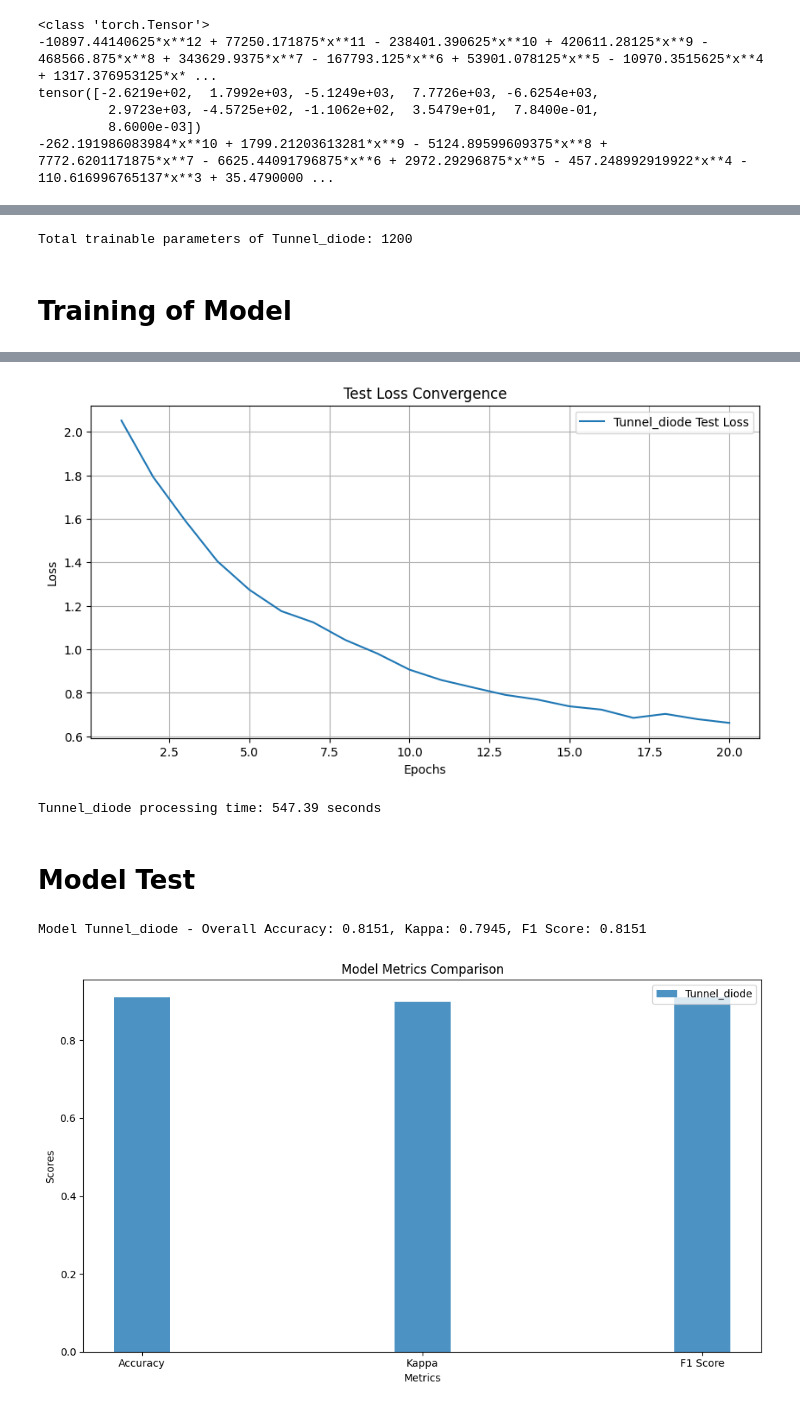
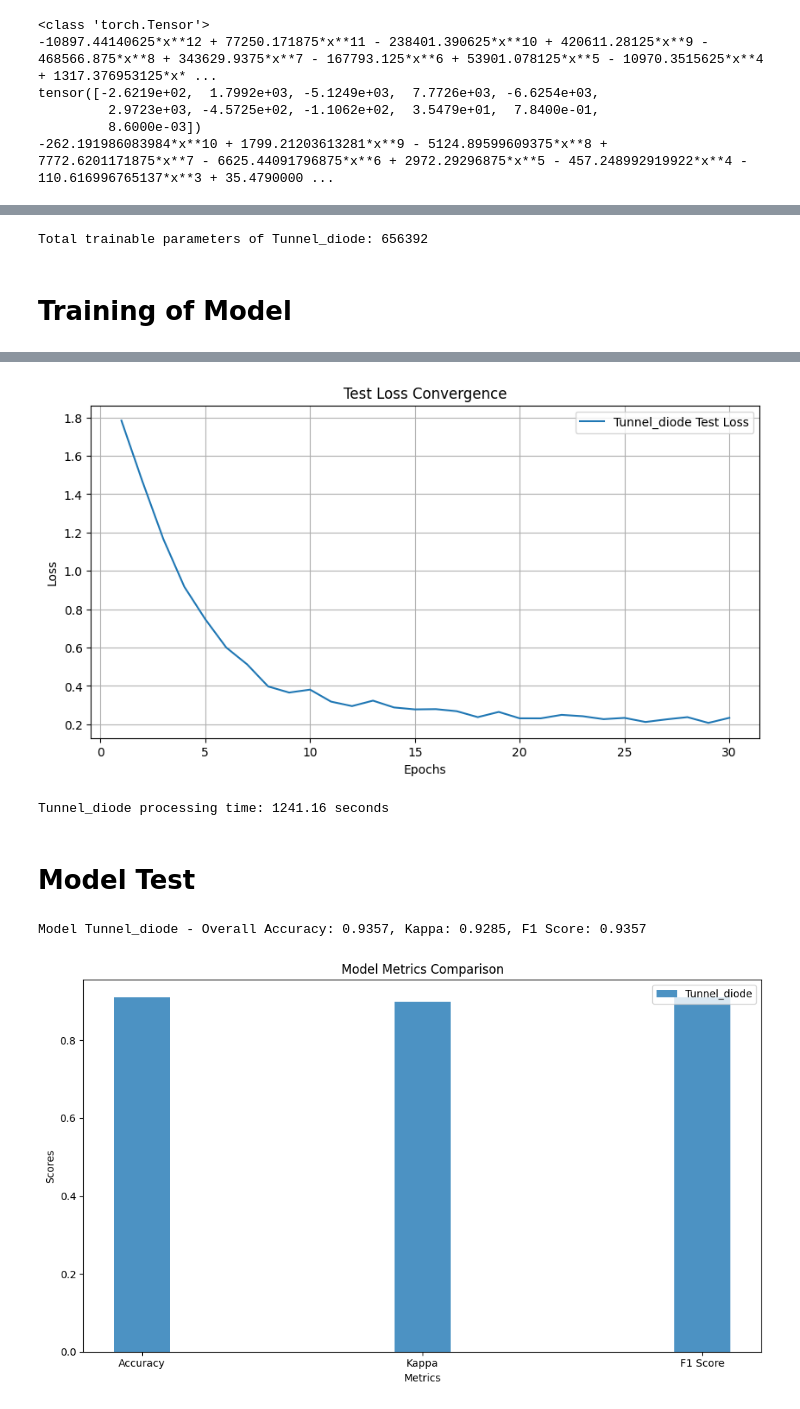
Before and after one commit to tangjr23/TD_KAN, a Jupyter notebook: TD-paperKAN.ipynb, the cells around one changed output, grey strips where cells are left out. Drawn from its saved outputs; the diff is of its cells as text; code cells hidden in the pictures.

Commit message:
3layer[128 20 16 10]

```diff
--- a/TD-paperKAN.ipynb
+++ b/TD-paperKAN.ipynb
@@ -129,19 +129,19 @@ class TDiode_KANLayer(nn.Module):
         return y
 
 # define a global constant for the input dimension
-PIC_DIM = 7
+PIC_DIM = 128
 INPUT_DIM = PIC_DIM * PIC_DIM
-HIDDEN_DIM = 10
-Tunnel_order = 2
+HIDDEN_DIM = 20
+Tunnel_order = 2 #应该与层数有关，但是TD只有两层，如何增加层数？
 
 class MNIST_TD_KAN(nn.Module):
     def __init__(self):
         super(MNIST_TD_KAN, self).__init__()
         self.trigkan1 = TDiode_KANLayer(INPUT_DIM, HIDDEN_DIM, Tunnel_order)
         self.bn1 = nn.LayerNorm(HIDDEN_DIM)
-        self.trigkan2 = TDiode_KANLayer(HIDDEN_DIM, 10, Tunnel_order)
-        # self.bn2 = nn.LayerNorm(16)
-        # self.trigkan3 = TDiode_KANLayer(16, 10, 2)
+        self.trigkan2 = TDiode_KANLayer(HIDDEN_DIM, 16, Tunnel_order)
+        self.bn2 = nn.LayerNorm(16)
+        self.trigkan3 = TDiode_KANLayer(16, 10, Tunnel_order)
 
     def forward(self, x):
         x = x.view(-1, PIC_DIM*PIC_DIM)
@@ -149,8 +149,8 @@ class MNIST_TD_KAN(nn.Module):
         x = self.trigkan1(x)
         x = self.bn1(x)
         x = self.trigkan2(x)
-        # x = self.bn2(x)
-        # x = self.trigkan3(x)
+        x = self.bn2(x)
+        x = self.trigkan3(x)
         return x
 
 # plot the detailed structure of the model
@@ -268,13 +270,13 @@ models=[model0] # Add more models
 total_params = sum(p.numel() for p in model0.parameters() if p.requires_grad)
 print(f"Total trainable parameters of {Model_Names[0]}: {total_params}")
 # %% [output]
-Total trainable parameters of Tunnel_diode: 1200
+Total trainable parameters of Tunnel_diode: 656392
 # %% [markdown]
 # **Training of Model**
 # %%
 import time
 
-epochs = 20
+epochs = 30
 
 def train_and_validate(models, model_names, train_loader, test_loader, criterion, optimizers, device, epochs):
     train_losses = [[] for _ in range(len(models))]
@@ -352,5 +351,5 @@ Tunnel_diode, Epoch 20, Train Loss: 0.6800, Test Loss: 0.6618, Test Acc: 0.82
-[figure, old version]
+[figure, new version]
-Tunnel_diode processing time: 547.39 seconds
+Tunnel_diode processing time: 1241.16 seconds
 # %% [markdown]
 # **Model Test**
 # %%
@@ -392,7 +391,7 @@ for i, model in enumerate(models):
           f"Kappa: {kappa:.4f}, "
           f"F1 Score: {f1:.4f}")
 # %% [output]
-Model Tunnel_diode - Overall Accuracy: 0.8151, Kappa: 0.7945, F1 Score: 0.8151
+Model Tunnel_diode - Overall Accuracy: 0.9357, Kappa: 0.9285, F1 Score: 0.9357
 # %%
 fig, ax = plt.subplots(figsize=(10, 6))
 bar_width = 0.2
```
Also changed, not shown: parts of 3 cells of this notebook.
